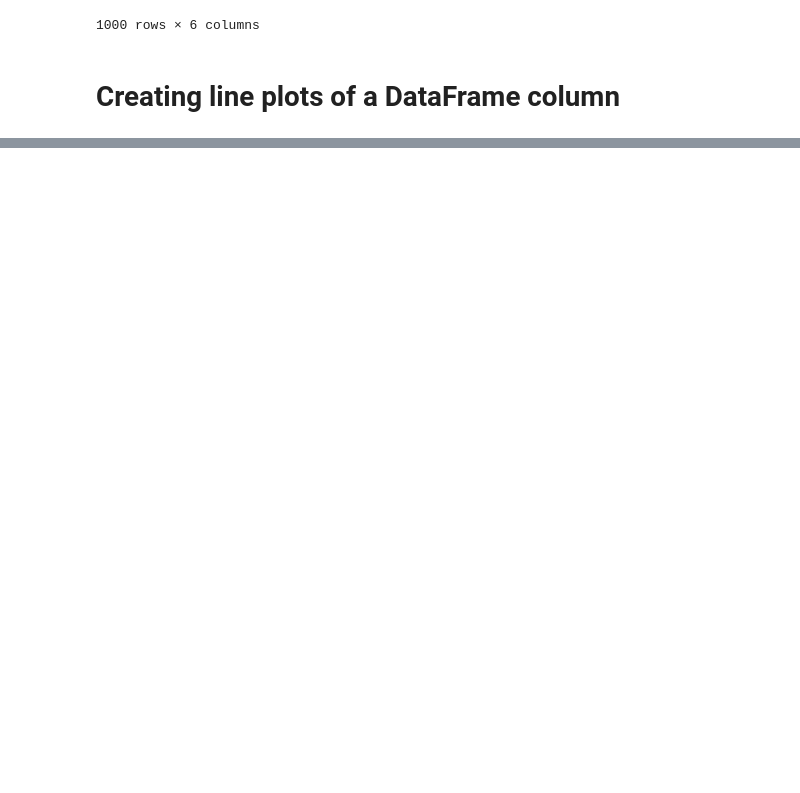
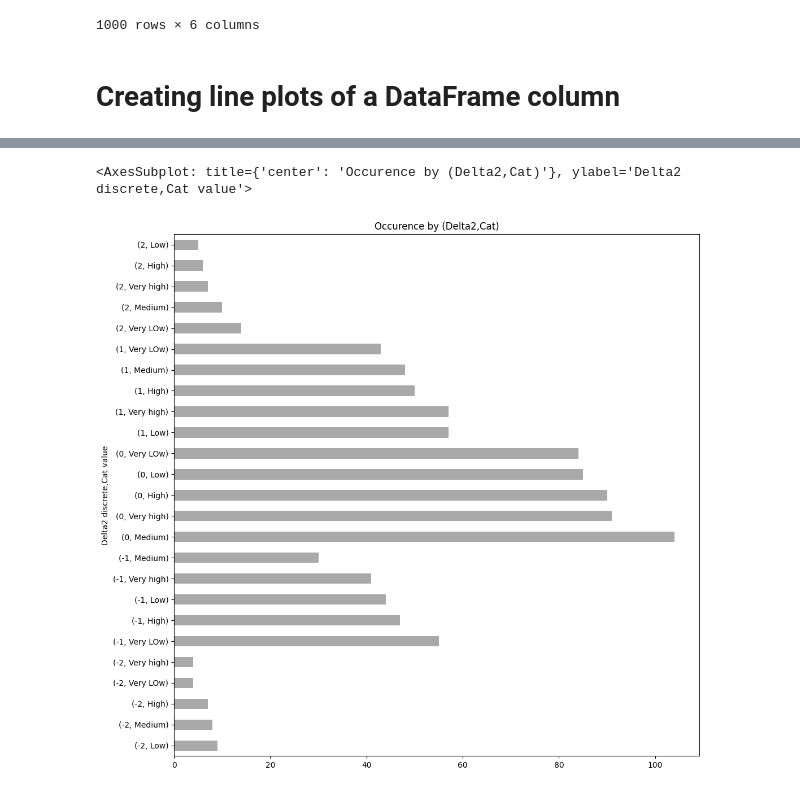
Before and after one commit to Jeffery77/Algo-Trading-Basics, a Jupyter notebook: chapter5/dataVIsualization.ipynb, the cells around one changed output, grey strips where cells are left out. Drawn from its saved outputs; the diff is of its cells as text; code cells hidden in the pictures; blank space fills up the shorter version.

```diff
--- a/chapter5/dataVIsualization.ipynb
+++ b/chapter5/dataVIsualization.ipynb
@@ -242,0 +252,7 @@ df.plot(y='Cont value',kind='line',color='black',linestyle='-',figsize=(12,6))
+# %%
+# The kind ='barh' parameter builds a horizontal bar plot instead of a vertical one
+
+df.groupby('Delta2 discrete')['Cat value'].value_counts().plot(kind='barh',color='darkgray',title = 'Occurence by (Delta2,Cat)',figsize=(12,12))
+# %% [output]
+<AxesSubplot: title={'center': 'Occurence by (Delta2,Cat)'}, ylabel='Delta2 discrete,Cat value'>
+[figure, added]
```
Also changed, not shown: parts of 20 cells of this notebook.
